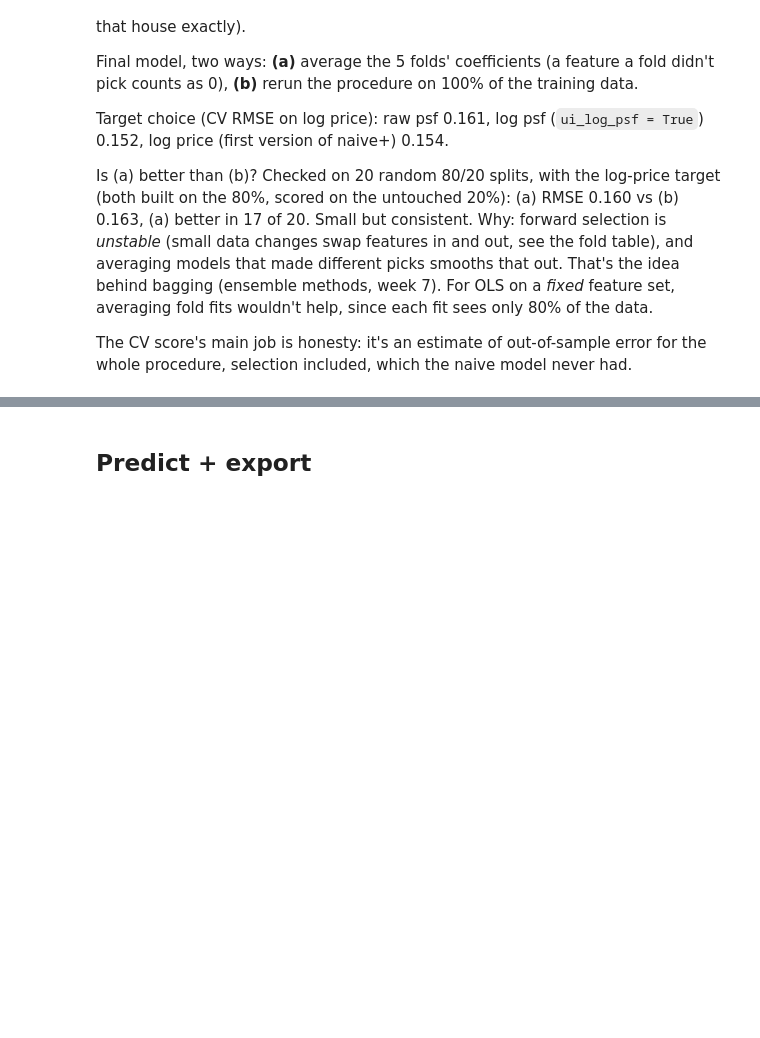
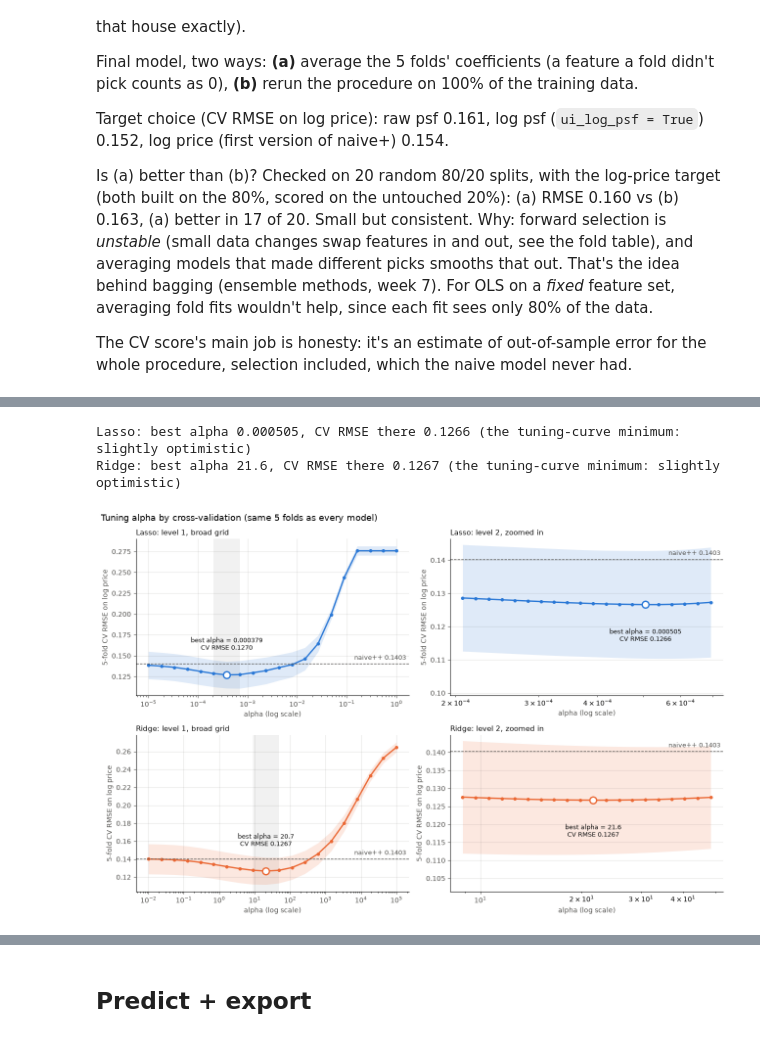
Before and after one commit to jxwhat/22DM012-assn01-apartmentprices, a Jupyter notebook: workings/playground.ipynb, the cells around one changed output, grey strips where cells are left out. Cells and saved outputs as stored; diff of their text form; code cells hidden in the pictures; blank space fills up the shorter version.

```diff
--- a/workings/playground.ipynb
+++ b/workings/playground.ipynb
@@ -586,7 +641,7 @@ encoder = ColumnTransformer(
 # drop='first': one level per column becomes the baseline, avoiding the dummy trap (perfect collinearity with the intercept) in OLS
 # handle_unknown='ignore': a level never seen in training becomes all zeros (i.e. treated like the baseline) instead of an error
 
-preprocess = Pipeline([('impute', imputer), ('encode', encoder)])  # goes at the front of the model pipeline
+preprocess = Pipeline([('impute', imputer), ('features', features), ('encode', encoder)])  # goes at the front of the model pipeline
 
 ## check: fit on all of train (in CV, the model pipeline refits this per fold), transform both
 df_X_train_enc = preprocess.fit_transform(df_X_train)
@@ -829,8 +923,10 @@ ui_n_folds = 5
 
 ui_log_psf = False  # False: target = price per sq ft; True: target = log(price per sq ft)
 
-sl_psf_train = df_train['SalePrice'] / df_train['GrLivArea']
-sl_y_train = np.log(sl_psf_train) if ui_log_psf else sl_psf_train
+def target_plus(sl_price, df_X):
+    """naive+'s target from sale prices: price per sq ft, or its log if ui_log_psf."""
+    sl_psf = sl_price / df_X['GrLivArea']
+    return np.log(sl_psf) if ui_log_psf else sl_psf
 
 def to_price(y_hat, df_X):
     """Model output (psf or log psf) -> sale price, using each house's GrLivArea."""
@@ -863,16 +959,17 @@ def forward_select(df_X, sl_y, n_features=ui_n_features, max_vif=ui_max_vif, min
         l_chosen.append(l_cand[int(np.argmax(np.abs(pcorr)))])
     return l_chosen
 
-## 5-fold CV: each fold runs the WHOLE procedure (preprocess -> forward selection -> OLS) on its 80%, scores on its 20%
+## 5-fold CV: each fold runs the WHOLE procedure (drop outliers -> preprocess -> forward selection -> OLS) on its 80%, scores on all of its 20%
 kfold = KFold(n_splits=ui_n_folds, shuffle=True, random_state=0)
 l_fold_rmse, l_fold_coefs = [], []
 with warnings.catch_warnings():
     warnings.filterwarnings('ignore', message='Found unknown categories')  # rare levels missing from a fold's 80%: encoded as baseline
     for k, (idx_tr, idx_va) in enumerate(kfold.split(df_X_train)):
+        df_X_tr, sl_price_tr = drop_outliers(df_X_train.iloc[idx_tr], df_train['SalePrice'].iloc[idx_tr])  # from the fold's 80% only
         pre = clone(preprocess)
-        df_tr = pre.fit_transform(df_X_train.iloc[idx_tr])
+        df_tr = pre.fit_transform(df_X_tr)
         df_va = pre.transform(df_X_train.iloc[idx_va])
-        y_tr = sl_y_train.iloc[idx_tr]
+        y_tr = target_plus(sl_price_tr, df_X_tr)
         l_sel = forward_select(df_tr, y_tr)
         res = sm.OLS(y_tr, sm.add_constant(df_tr[l_sel])).fit()
         y_hat = res.predict(sm.add_constant(df_va[l_sel], has_constant='add'))
@@ -910,0 +1219,45 @@ model_plus.summary()
+# %%
+# tune alpha on all 1,460 training houses (the same 5 folds as every model), two levels per model
+l_folds_all = prepare_folds(df_X_train, df_train['SalePrice'], kfold.split(df_X_train))
+d_search = {name: two_level_search(name, l_folds_all) for name in ['Lasso', 'Ridge']}  # name -> (curve 1, curve 2, best alpha)
+for name, (df_c1, df_c2, alpha) in d_search.items():
+    print(f'{name}: best alpha {alpha:.3g}, CV RMSE there {df_c2.mean(axis=1).min():.4f} (the tuning-curve minimum: slightly optimistic)')
+
+## chart: CV RMSE against alpha. Left: level 1 (broad grid; shaded = the range level 2 zooms into). Right: level 2.
+## Band = ± 1 standard error of the 5-fold mean. Dashed line = naive++ on the same folds, for reference
+cv_naive_pp = np.mean(d_cv['naive++ (log psf, fs10, OLS)'])
+d_color = {'Lasso': '#2a78d6', 'Ridge': '#eb6834'}
+fig, axes = plt.subplots(2, 2, figsize=(13, 8.5))
+for r, (name, (df_c1, df_c2, alpha)) in enumerate(d_search.items()):
+    for c, (df_c, level) in enumerate([(df_c1, 'level 1, broad grid'), (df_c2, 'level 2, zoomed in')]):
+        ax = axes[r, c]
+        sl_mean = df_c.mean(axis=1)
+        sl_se = df_c.std(axis=1, ddof=1) / np.sqrt(df_c.shape[1])
+        if c == 0:
+            ax.axvspan(df_c2.index.min(), df_c2.index.max(), color='#52514e', alpha=0.08, linewidth=0)
+        ax.fill_between(sl_mean.index, sl_mean - sl_se, sl_mean + sl_se, color=d_color[name], alpha=0.15, linewidth=0)
+        ax.plot(sl_mean.index, sl_mean, '-o', color=d_color[name], linewidth=2, markersize=4)
+        ax.axhline(cv_naive_pp, color='#52514e', linestyle='--', linewidth=1)
+        ax.annotate(f'naive++ {cv_naive_pp:.4f}', (1, cv_naive_pp), xycoords=('axes fraction', 'data'),
+                    xytext=(-4, 4), textcoords='offset points', ha='right', va='bottom', color='#52514e', fontsize=9)
+        best = sl_mean.idxmin()
+        ax.plot(best, sl_mean[best], 'o', color=d_color[name], markersize=10, markerfacecolor='white', markeredgewidth=2, zorder=3)
+        ax.annotate(f'best alpha = {best:.3g}\nCV RMSE {sl_mean[best]:.4f}', (best, sl_mean[best]), xytext=(0, 34 if c == 0 else -34),
+                    textcoords='offset points', ha='center', va='bottom' if c == 0 else 'top', color='#0b0b0b', fontsize=9)
+        ax.set_xscale('log')
+        ax.set_title(f'{name}: {level}', loc='left', fontsize=11, color='#0b0b0b')
+        ax.set_xlabel('alpha (log scale)', color='#52514e')
+        ax.set_ylabel('5-fold CV RMSE on log price', color='#52514e')
+        ax.grid(color='#52514e', alpha=0.15, linewidth=0.8)
+        ax.spines[['top', 'right']].set_visible(False)
+        ax.tick_params(colors='#52514e')
+        if c == 1:  # leave room under the marker for its label
+            lo, hi = ax.get_ylim()
+            ax.set_ylim(lo - 0.25 * (hi - lo), hi)
+fig.suptitle('Tuning alpha by cross-validation (same 5 folds as every model)', x=0.01, ha='left', fontsize=13)
+plt.tight_layout()
+plt.show()
+# %% [output]
+Lasso: best alpha 0.000505, CV RMSE there 0.1266 (the tuning-curve minimum: slightly optimistic)
+Ridge: best alpha 21.6, CV RMSE there 0.1267 (the tuning-curve minimum: slightly optimistic)
+[figure, added]
```
Also changed, not shown: parts of 28 cells of this notebook, 8 other files.
